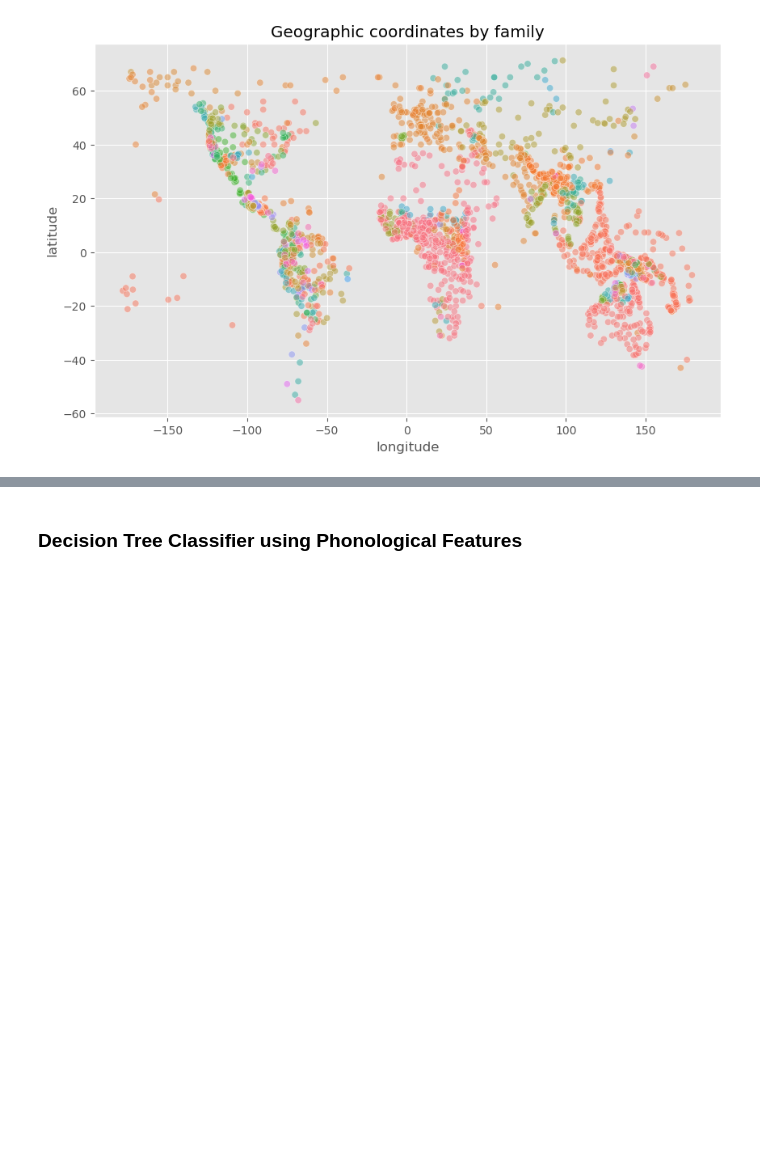
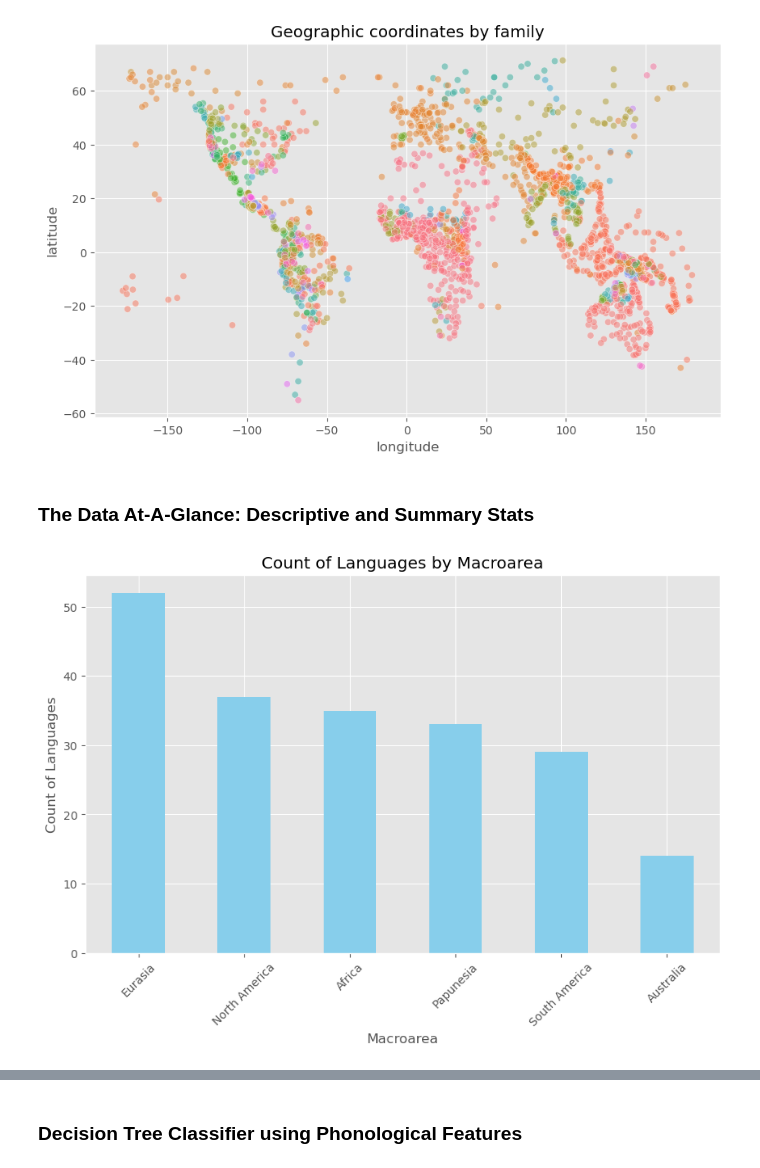
Before and after one commit to pngyn/ds-project, a Jupyter notebook: 02-Milestone.ipynb, the cells around one changed output, grey strips where cells are left out. Saved outputs shown, nothing was run; the diff lists cells and outputs as text; code cells hidden in the pictures; blank space fills up the shorter version.

Commit message:
Added summary and at-a-glance exploratory analysis to Milestone notebook.

```diff
--- a/02-Milestone.ipynb
+++ b/02-Milestone.ipynb
@@ -341,3 +341,14 @@ plt.show()
 [figure]
 [figure]
 [figure]
+# %% [markdown]
+### The Data At-A-Glance: Descriptive and Summary Stats
+# %%
+macroarea_count = sample200['macroarea'].value_counts()
+
+#barchart of marco area counts
+macroarea_count.plot(kind='bar', color='skyblue', ylabel='Count of Languages', xlabel='Macroarea', title='Count of Languages by Macroarea')
+plt.xticks(rotation=45)
+plt.show()
+# %% [output]
+[figure, added]
```
Also changed, not shown: parts of 11 cells of this notebook, 2 other files.
